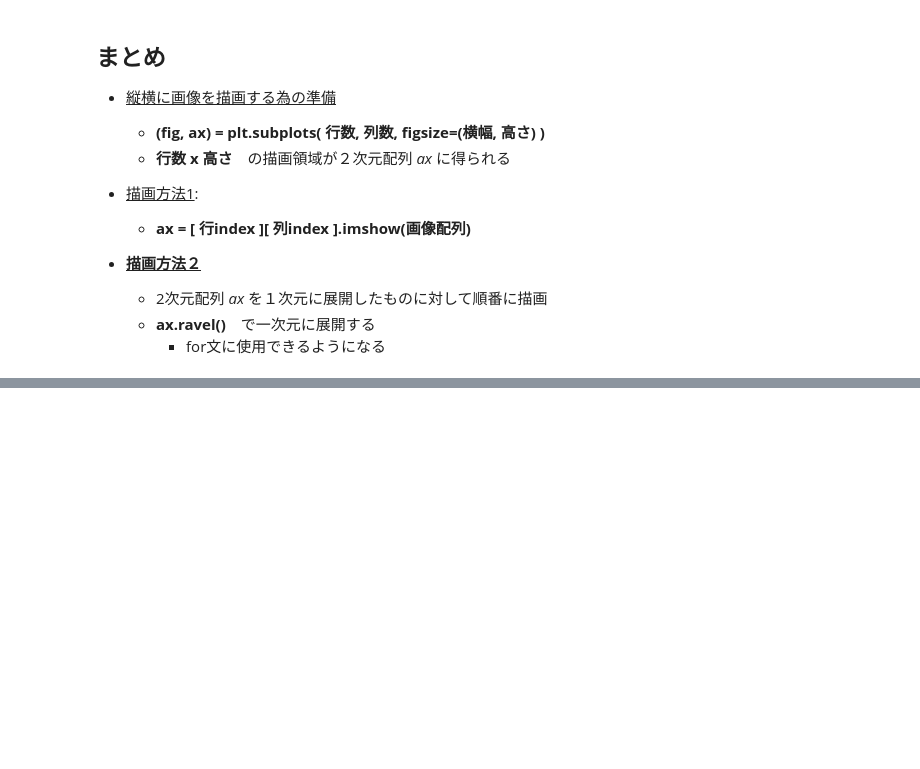
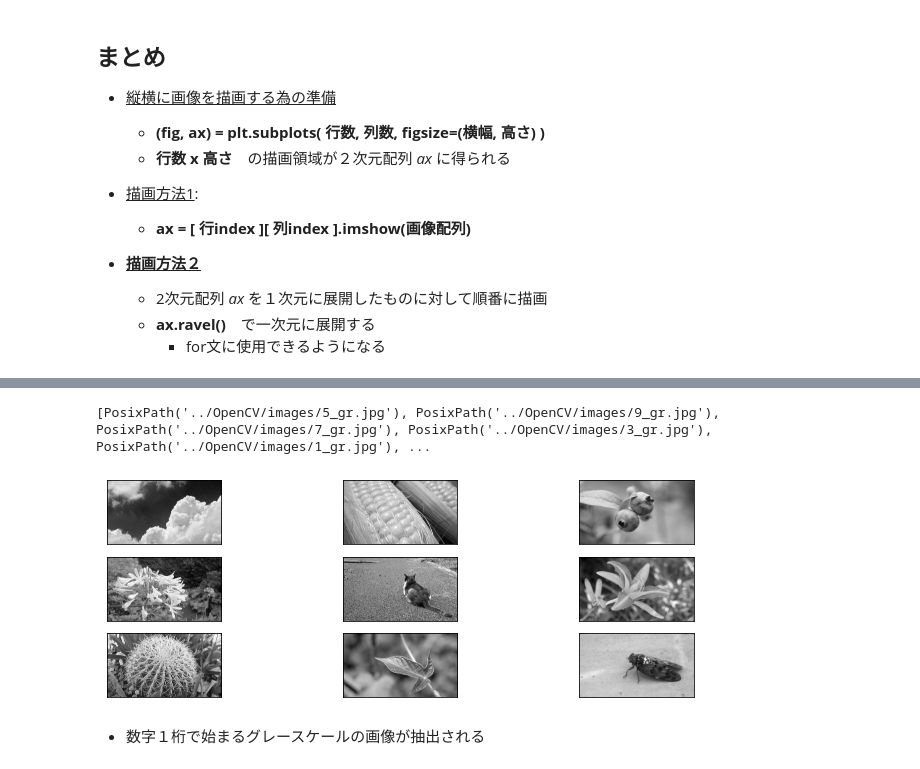
Before and after one commit to MoTo-LaBo/Machine-Learning-Basic, a Jupyter notebook: case study exercise/file_input.ipynb, the cells around one changed output, grey strips where cells are left out. Saved outputs shown, nothing was run; the diff lists cells and outputs as text; code cells hidden in the pictures; blank space fills up the shorter version.

```diff
--- a/case study exercise/file_input.ipynb
+++ b/case study exercise/file_input.ipynb
@@ -170,0 +272,16 @@ for (n, a) in enumerate(ax.ravel()):
+# %%
+plist = list(p.glob('?_gr.jpg'))  # ?(クエスチョンマーク)任意の１文字　 : １桁の部分が対象になる 1 ~ 9
+print(plist)
+# %% [output]
+[PosixPath('../OpenCV/images/5_gr.jpg'), PosixPath('../OpenCV/images/9_gr.jpg'), PosixPath('../OpenCV/images/7_gr.jpg'), PosixPath('../OpenCV/images/3_gr.jpg'), PosixPath('../OpenCV/images/1_gr.jpg'), ...
+# %%
+imgs2 = [cv2.imread(str(im), cv2.IMREAD_GRAYSCALE) for im in plist]
+(fig, ax) = plt.subplots(3, 3, figsize=(12, 4))
+for (n, a) in enumerate(ax.ravel()):
+    a.imshow(imgs2[n], cmap=plt.cm.gray)
+    a.set_xticks(ticks=[])
+    a.set_yticks(ticks=[])
+# %% [output]
+[figure, added]
+# %% [markdown]
+- 数字１桁で始まるグレースケールの画像が抽出される
```
Also changed, not shown: parts of 27 cells of this notebook.
